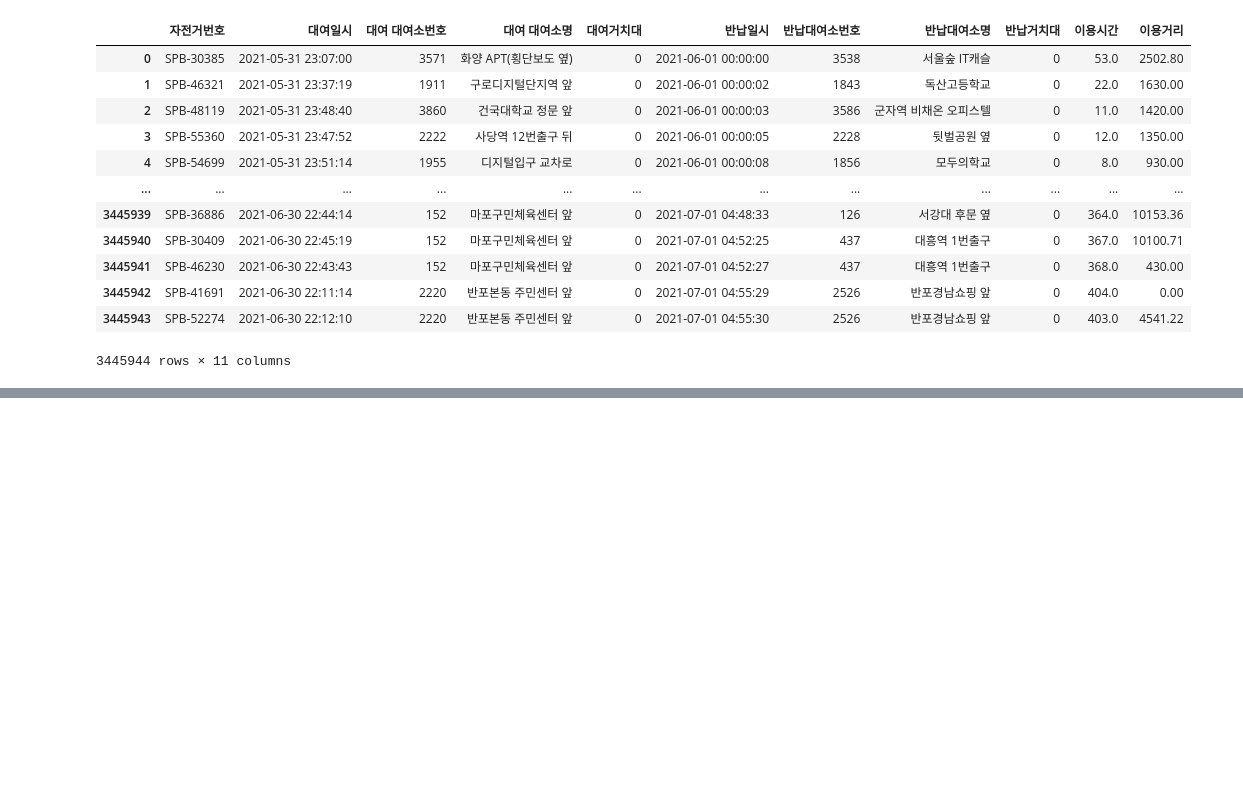
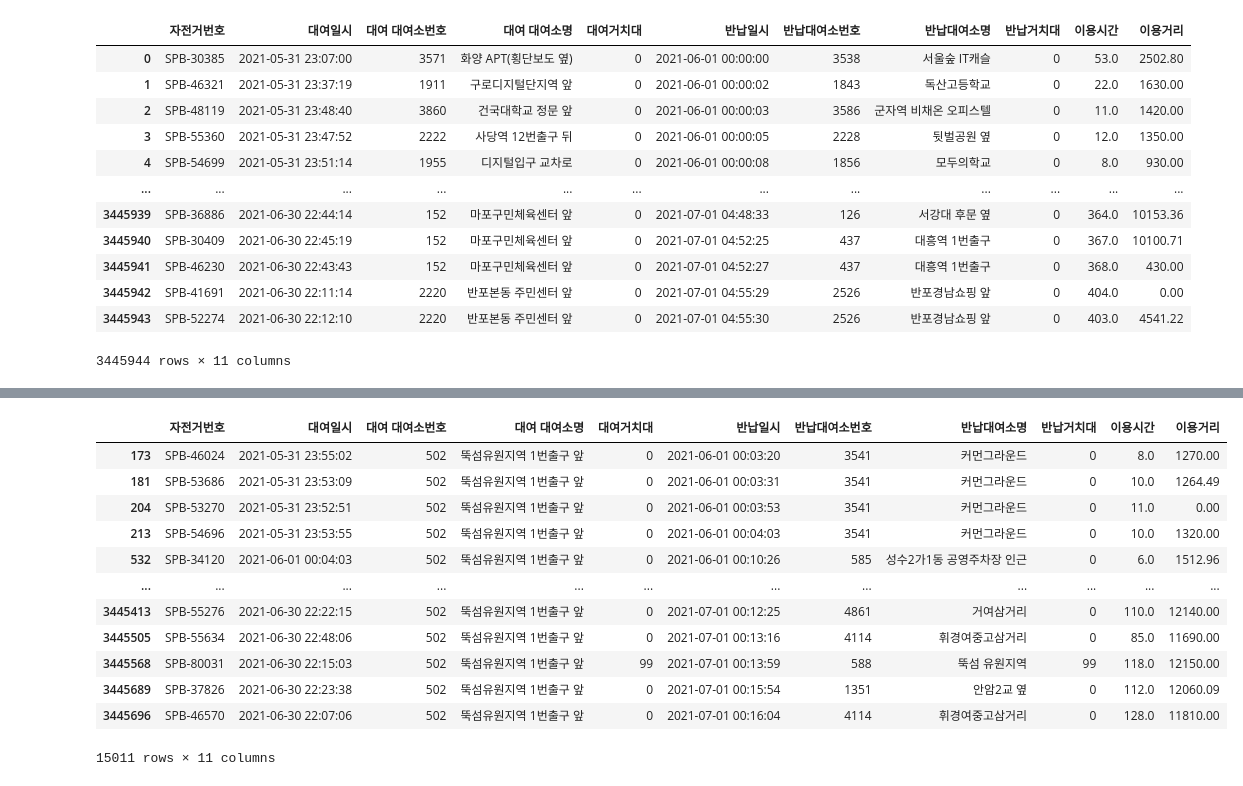
Before and after one commit to whtjdghks/homepython, a Jupyter notebook: 빅데이터 분석과 머신러닝/공공대여 자전거.ipynb, the cells around one changed output, grey strips where cells are left out. Drawn from its saved outputs; the diff is of its cells as text; code cells hidden in the pictures; blank space fills up the shorter version.

```diff
--- a/빅데이터 분석과 머신러닝/공공대여 자전거.ipynb
+++ b/빅데이터 분석과 머신러닝/공공대여 자전거.ipynb
@@ -129,0 +172,17 @@ import matplotlib.pylab as plt
+# %%
+# 제일많은 대여랑을 가지고 있는 뚝섬 유원지역 1번출구 앞
+df3.get_group('뚝섬유원지역 1번출구 앞')
+# %% [output]
+|  | 자전거번호 | 대여일시 | 대여 대여소번호 | 대여 대여소명 | 대여거치대 | 반납일시 | 반납대여소번호 | 반납대여소명 | 반납거치대 | 이용시간 | 이용거리 |
+| 173 | SPB-46024 | 2021-05-31 23:55:02 | 502 | 뚝섬유원지역 1번출구 앞 | 0 | 2021-06-01 00:03:20 | 3541 | 커먼그라운드 | 0 | 8.0 | 1270.00 |
+| 181 | SPB-53686 | 2021-05-31 23:53:09 | 502 | 뚝섬유원지역 1번출구 앞 | 0 | 2021-06-01 00:03:31 | 3541 | 커먼그라운드 | 0 | 10.0 | 1264.49 |
+| 204 | SPB-53270 | 2021-05-31 23:52:51 | 502 | 뚝섬유원지역 1번출구 앞 | 0 | 2021-06-01 00:03:53 | 3541 | 커먼그라운드 | 0 | 11.0 | 0.00 |
+| 213 | SPB-54696 | 2021-05-31 23:53:55 | 502 | 뚝섬유원지역 1번출구 앞 | 0 | 2021-06-01 00:04:03 | 3541 | 커먼그라운드 | 0 | 10.0 | 1320.00 |
+| 532 | SPB-34120 | 2021-06-01 00:04:03 | 502 | 뚝섬유원지역 1번출구 앞 | 0 | 2021-06-01 00:10:26 | 585 | 성수2가1동 공영주차장 인근 | 0 | 6.0 | 1512.96 |
+| ... | ... | ... | ... | ... | ... | ... | ... | ... | ... | ... | ... |
+| 3445413 | SPB-55276 | 2021-06-30 22:22:15 | 502 | 뚝섬유원지역 1번출구 앞 | 0 | 2021-07-01 00:12:25 | 4861 | 거여삼거리 | 0 | 110.0 | 12140.00 |
+| 3445505 | SPB-55634 | 2021-06-30 22:48:06 | 502 | 뚝섬유원지역 1번출구 앞 | 0 | 2021-07-01 00:13:16 | 4114 | 휘경여중고삼거리 | 0 | 85.0 | 11690.00 |
+| 3445568 | SPB-80031 | 2021-06-30 22:15:03 | 502 | 뚝섬유원지역 1번출구 앞 | 99 | 2021-07-01 00:13:59 | 588 | 뚝섬 유원지역 | 99 | 118.0 | 12150.00 |
+| 3445689 | SPB-37826 | 2021-06-30 22:23:38 | 502 | 뚝섬유원지역 1번출구 앞 | 0 | 2021-07-01 00:15:54 | 1351 | 안암2교 옆 | 0 | 112.0 | 12060.09 |
+| 3445696 | SPB-46570 | 2021-06-30 22:07:06 | 502 | 뚝섬유원지역 1번출구 앞 | 0 | 2021-07-01 00:16:04 | 4114 | 휘경여중고삼거리 | 0 | 128.0 | 11810.00 |
+15011 rows × 11 columns
```
Also changed, not shown: parts of 5 cells of this notebook, 3 other files.
